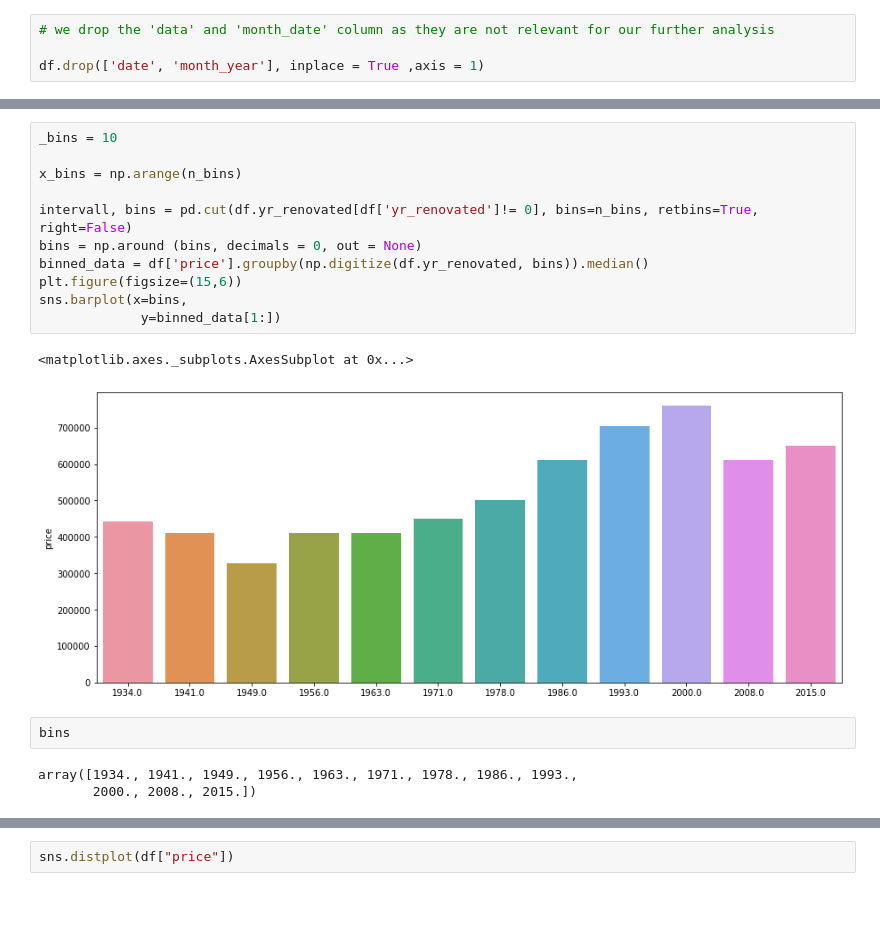
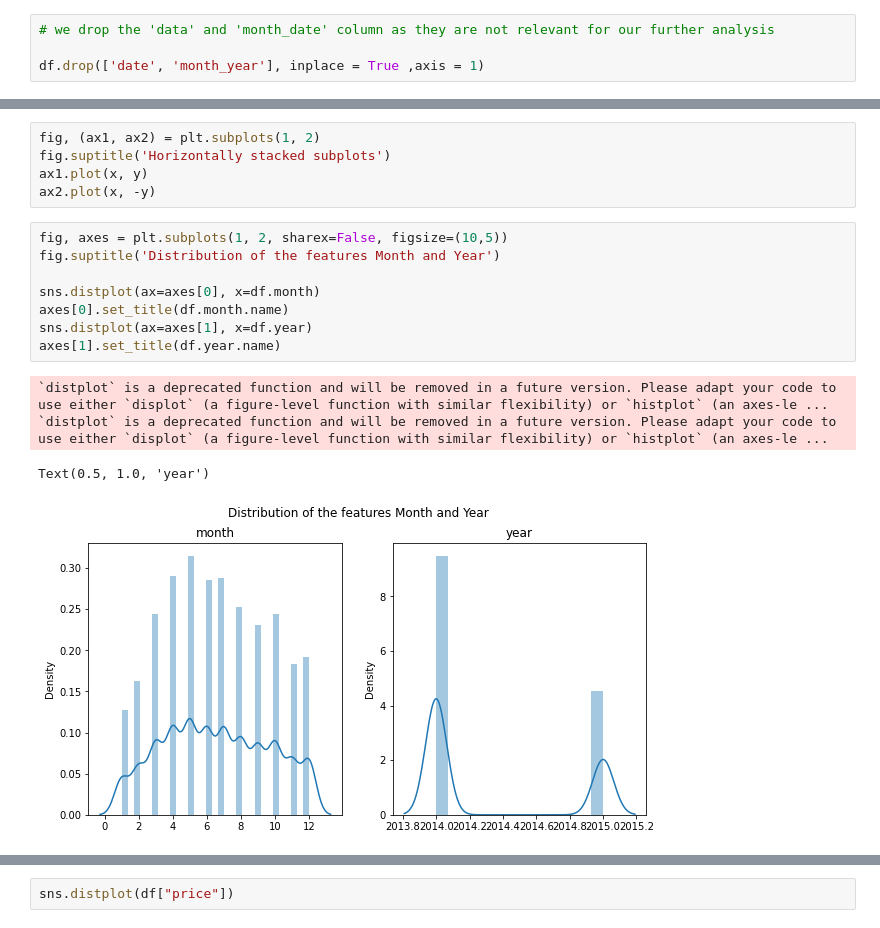
Before and after one commit to ChristianWussow/Portfolio, a Jupyter notebook: Data_Analytics_Project.ipynb, the cells around one changed output, grey strips where cells are left out. Cells and saved outputs as stored; diff of their text form; blank space fills up the shorter version.

```diff
--- a/Data_Analytics_Project.ipynb
+++ b/Data_Analytics_Project.ipynb
@@ -201,19 +181,18 @@ sns.lineplot(x=df.yr_renovated[df['yr_renovated'].values != 0],
-# %%
-_bins = 10
-
-x_bins = np.arange(n_bins)
-
-intervall, bins = pd.cut(df.yr_renovated[df['yr_renovated']!= 0], bins=n_bins, retbins=True, right=False)
-bins = np.around (bins, decimals = 0, out = None)
-binned_data = df['price'].groupby(np.digitize(df.yr_renovated, bins)).median()
-plt.figure(figsize=(15,6))
-sns.barplot(x=bins,
-             y=binned_data[1:])
-# %% [output]
-<matplotlib.axes._subplots.AxesSubplot at 0x...>
-[figure, removed]
-# %%
-bins
-# %% [output]
-array([1934., 1941., 1949., 1956., 1963., 1971., 1978., 1986., 1993.,
-       2000., 2008., 2015.])
+# %%
+fig, (ax1, ax2) = plt.subplots(1, 2)
+fig.suptitle('Horizontally stacked subplots')
+ax1.plot(x, y)
+ax2.plot(x, -y)
+# %%
+fig, axes = plt.subplots(1, 2, sharex=False, figsize=(10,5))
+fig.suptitle('Distribution of the features Month and Year')
+
+sns.distplot(ax=axes[0], x=df.month)
+axes[0].set_title(df.month.name)
+sns.distplot(ax=axes[1], x=df.year)
+axes[1].set_title(df.year.name)
+# %% [output]
+`distplot` is a deprecated function and will be removed in a future version. Please adapt your code to use either `displot` (a figure-level function with similar flexibility) or `histplot` (an axes-le ...
+`distplot` is a deprecated function and will be removed in a future version. Please adapt your code to use either `displot` (a figure-level function with similar flexibility) or `histplot` (an axes-le ...
+Text(0.5, 1.0, 'year')
+[figure, added]
```
Also changed, not shown: parts of 13 cells of this notebook.
